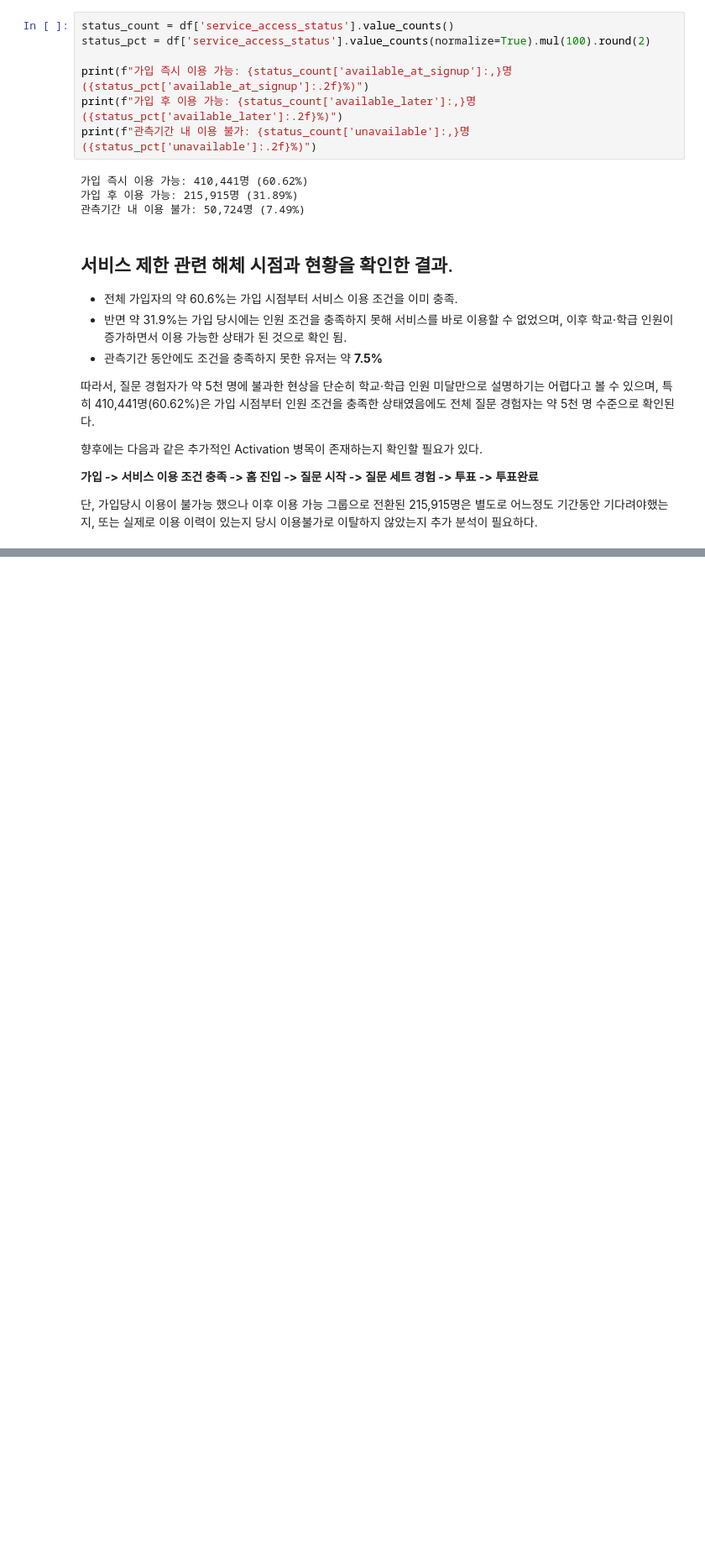
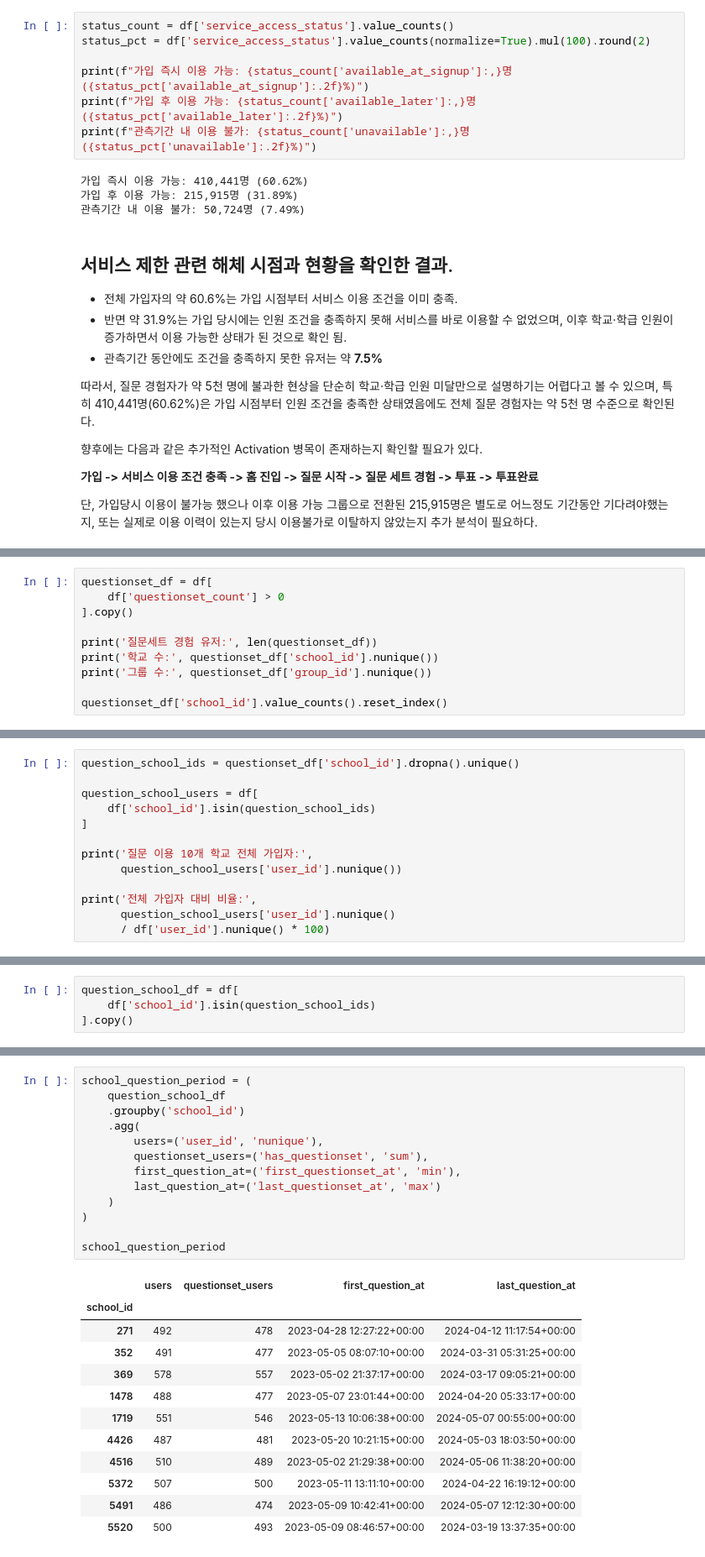
Before and after one commit to zoo-no-s/sns_service_analysis, a Jupyter notebook: notebooks/activation_analysis_kkw.ipynb, the cells around one changed output, grey strips where cells are left out. Shown at 84% size. Cells and saved outputs as stored; diff of their text form; blank space fills up the shorter version.

```diff
--- a/notebooks/activation_analysis_kkw.ipynb
+++ b/notebooks/activation_analysis_kkw.ipynb
@@ -349,0 +1208,10 @@ print(f"관측기간 내 이용 불가: {status_count['unavailable']:,}명 ({sta
+# %%
+questionset_df = df[
+    df['questionset_count'] > 0
+].copy()
+
+print('질문세트 경험 유저:', len(questionset_df))
+print('학교 수:', questionset_df['school_id'].nunique())
+print('그룹 수:', questionset_df['group_id'].nunique())
+
+questionset_df['school_id'].value_counts().reset_index()
@@ -349,0 +1237,13 @@ print(f"관측기간 내 이용 불가: {status_count['unavailable']:,}명 ({sta
+# %%
+question_school_ids = questionset_df['school_id'].dropna().unique()
+
+question_school_users = df[
+    df['school_id'].isin(question_school_ids)
+]
+
+print('질문 이용 10개 학교 전체 가입자:',
+      question_school_users['user_id'].nunique())
+
+print('전체 가입자 대비 비율:',
+      question_school_users['user_id'].nunique()
+      / df['user_id'].nunique() * 100)
@@ -349,0 +1318,4 @@ print(f"관측기간 내 이용 불가: {status_count['unavailable']:,}명 ({sta
+# %%
+question_school_df = df[
+    df['school_id'].isin(question_school_ids)
+].copy()
@@ -349,0 +1338,26 @@ print(f"관측기간 내 이용 불가: {status_count['unavailable']:,}명 ({sta
+# %%
+school_question_period = (
+    question_school_df
+    .groupby('school_id')
+    .agg(
+        users=('user_id', 'nunique'),
+        questionset_users=('has_questionset', 'sum'),
+        first_question_at=('first_questionset_at', 'min'),
+        last_question_at=('last_questionset_at', 'max')
+    )
+)
+
+school_question_period
+# %% [output]
+|  | users | questionset_users | first_question_at | last_question_at |
+| school_id |  |  |  |  |
+| 271 | 492 | 478 | 2023-04-28 12:27:22+00:00 | 2024-04-12 11:17:54+00:00 |
+| 352 | 491 | 477 | 2023-05-05 08:07:10+00:00 | 2024-03-31 05:31:25+00:00 |
+| 369 | 578 | 557 | 2023-05-02 21:37:17+00:00 | 2024-03-17 09:05:21+00:00 |
+| 1478 | 488 | 477 | 2023-05-07 23:01:44+00:00 | 2024-04-20 05:33:17+00:00 |
+| 1719 | 551 | 546 | 2023-05-13 10:06:38+00:00 | 2024-05-07 00:55:00+00:00 |
+| 4426 | 487 | 481 | 2023-05-20 10:21:15+00:00 | 2024-05-03 18:03:50+00:00 |
+| 4516 | 510 | 489 | 2023-05-02 21:29:38+00:00 | 2024-05-06 11:38:20+00:00 |
+| 5372 | 507 | 500 | 2023-05-11 13:11:10+00:00 | 2024-04-22 16:19:12+00:00 |
+| 5491 | 486 | 474 | 2023-05-09 10:42:41+00:00 | 2024-05-07 12:12:30+00:00 |
+| 5520 | 500 | 493 | 2023-05-09 08:46:57+00:00 | 2024-03-19 13:37:35+00:00 |
```
Also changed, not shown: parts of 93 cells of this notebook.
